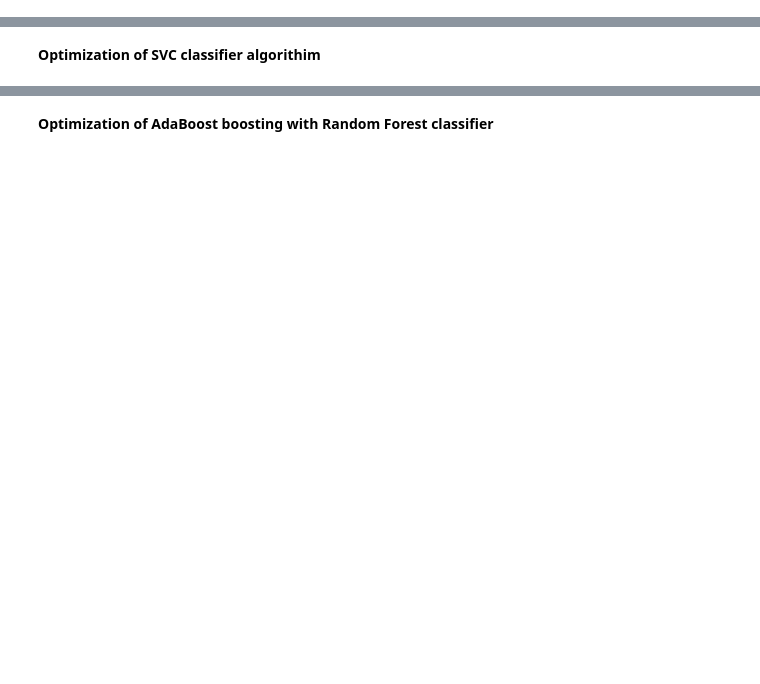
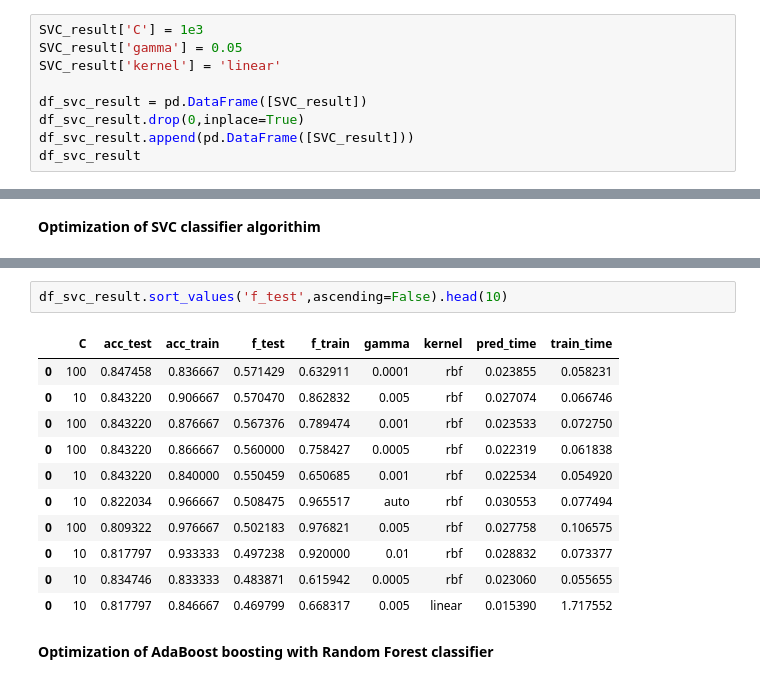
Before and after one commit to sangeetsaurabh/SurvivabilityofSepsisShockpatients, a Jupyter notebook: Survivability with severe Sepsis Shock - Machine Learning Models.ipynb, the cells around one changed output, grey strips where cells are left out. Saved outputs shown, nothing was run; the diff lists cells and outputs as text; blank space fills up the shorter version.

```diff
--- a/Survivability with severe Sepsis Shock - Machine Learning Models.ipynb
+++ b/Survivability with severe Sepsis Shock - Machine Learning Models.ipynb
@@ -641,0 +665,9 @@ SVC trained on 942 samples.
+# %%
+SVC_result['C'] = 1e3
+SVC_result['gamma'] = 0.05
+SVC_result['kernel'] = 'linear'
+
+df_svc_result = pd.DataFrame([SVC_result])
+df_svc_result.drop(0,inplace=True)
+df_svc_result.append(pd.DataFrame([SVC_result]))
+df_svc_result
@@ -690,3 +722,17 @@ Final F-score on the testing data: 0.5034
+# %%
+df_svc_result.sort_values('f_test',ascending=False).head(10)
+# %% [output]
+|  | C | acc_test | acc_train | f_test | f_train | gamma | kernel | pred_time | train_time |
+| 0 | 100 | 0.847458 | 0.836667 | 0.571429 | 0.632911 | 0.0001 | rbf | 0.023855 | 0.058231 |
+| 0 | 10 | 0.843220 | 0.906667 | 0.570470 | 0.862832 | 0.005 | rbf | 0.027074 | 0.066746 |
+| 0 | 100 | 0.843220 | 0.876667 | 0.567376 | 0.789474 | 0.001 | rbf | 0.023533 | 0.072750 |
+| 0 | 100 | 0.843220 | 0.866667 | 0.560000 | 0.758427 | 0.0005 | rbf | 0.022319 | 0.061838 |
+| 0 | 10 | 0.843220 | 0.840000 | 0.550459 | 0.650685 | 0.001 | rbf | 0.022534 | 0.054920 |
+| 0 | 10 | 0.822034 | 0.966667 | 0.508475 | 0.965517 | auto | rbf | 0.030553 | 0.077494 |
+| 0 | 100 | 0.809322 | 0.976667 | 0.502183 | 0.976821 | 0.005 | rbf | 0.027758 | 0.106575 |
+| 0 | 10 | 0.817797 | 0.933333 | 0.497238 | 0.920000 | 0.01 | rbf | 0.028832 | 0.073377 |
+| 0 | 10 | 0.834746 | 0.833333 | 0.483871 | 0.615942 | 0.0005 | rbf | 0.023060 | 0.055655 |
+| 0 | 10 | 0.817797 | 0.846667 | 0.469799 | 0.668317 | 0.005 | linear | 0.015390 | 1.717552 |
 # %% [markdown]
 **Optimization of AdaBoost boosting with Random Forest classifier**
 # %%
```
Also changed, not shown: parts of 19 cells of this notebook.
